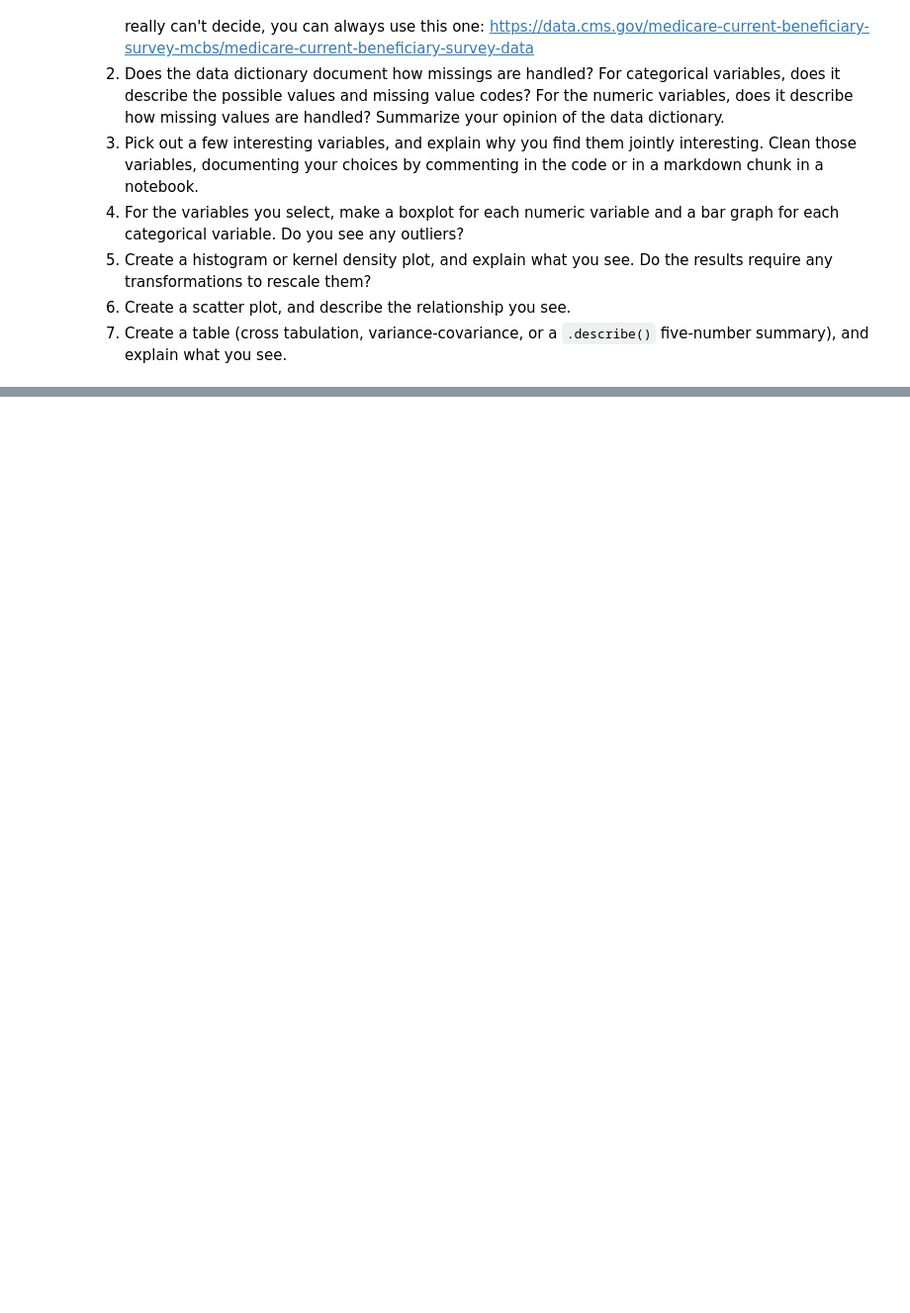
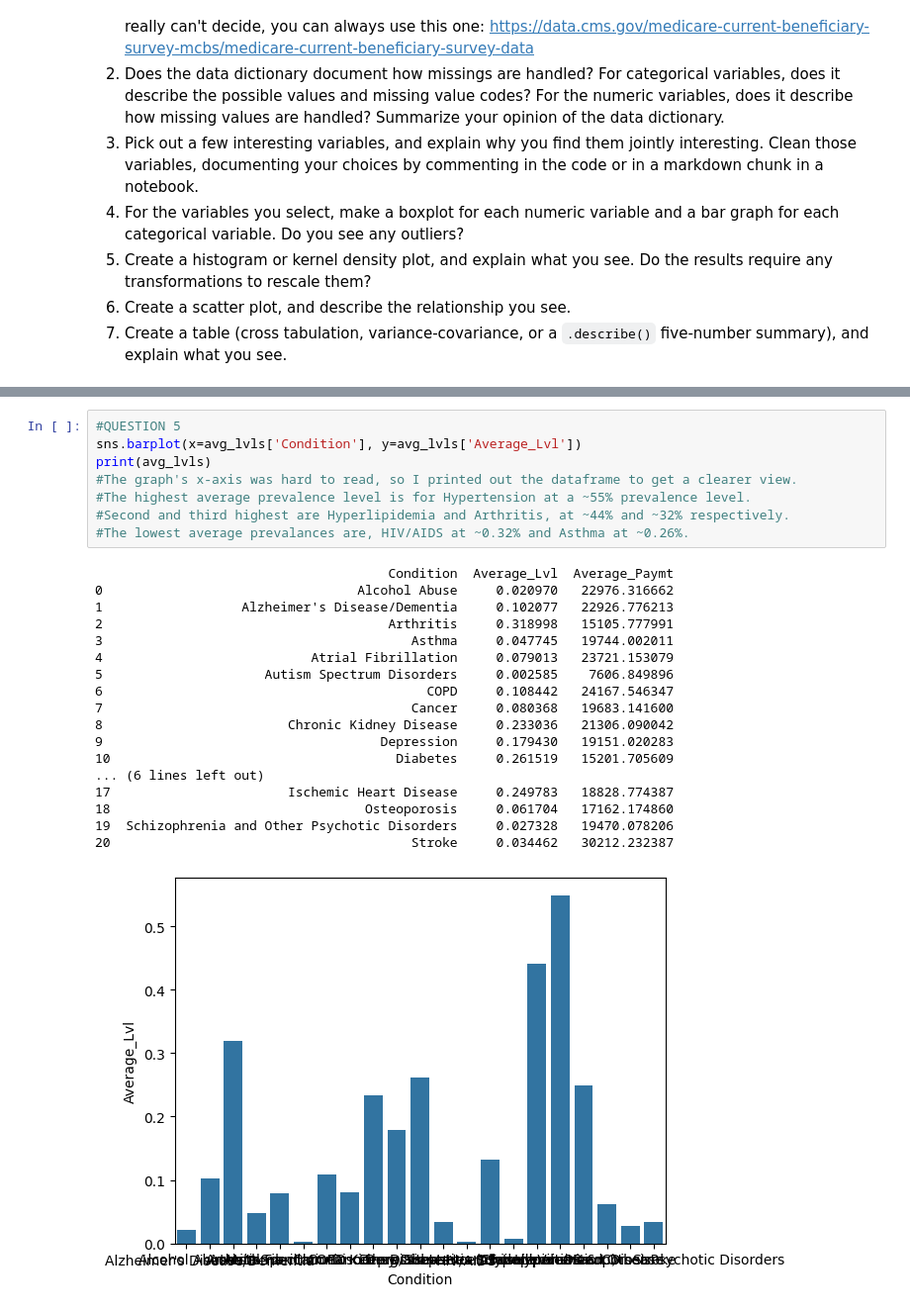
Before and after one commit to FlavienS6/visualization, a Jupyter notebook: assignment/assignment.ipynb, the cells around one changed output, grey strips where cells are left out. Shown at 99% size. Drawn from its saved outputs; the diff is of its cells as text; blank space fills up the shorter version.

```diff
--- a/assignment/assignment.ipynb
+++ b/assignment/assignment.ipynb
@@ -257,0 +319,27 @@ For some context, the Federal government ultimately spent about $4.4 trillion in
+# %%
+#QUESTION 5
+sns.barplot(x=avg_lvls['Condition'], y=avg_lvls['Average_Lvl'])
+print(avg_lvls)
+#The graph's x-axis was hard to read, so I printed out the dataframe to get a clearer view.
+#The highest average prevalence level is for Hypertension at a ~55% prevalence level.
+#Second and third highest are Hyperlipidemia and Arthritis, at ~44% and ~32% respectively.
+#The lowest average prevalances are, HIV/AIDS at ~0.32% and Asthma at ~0.26%.
+# %% [output]
+                                      Condition  Average_Lvl  Average_Paymt
+0                                 Alcohol Abuse     0.020970   22976.316662
+1                  Alzheimer's Disease/Dementia     0.102077   22926.776213
+2                                     Arthritis     0.318998   15105.777991
+3                                        Asthma     0.047745   19744.002011
+4                           Atrial Fibrillation     0.079013   23721.153079
+5                     Autism Spectrum Disorders     0.002585    7606.849896
+6                                          COPD     0.108442   24167.546347
+7                                        Cancer     0.080368   19683.141600
+8                        Chronic Kidney Disease     0.233036   21306.090042
+9                                    Depression     0.179430   19151.020283
+10                                     Diabetes     0.261519   15201.705609
+... (6 lines left out)
+17                       Ischemic Heart Disease     0.249783   18828.774387
+18                                 Osteoporosis     0.061704   17162.174860
+19  Schizophrenia and Other Psychotic Disorders     0.027328   19470.078206
+20                                       Stroke     0.034462   30212.232387
+[figure, added]
```
Also changed, not shown: parts of 10 cells of this notebook.
